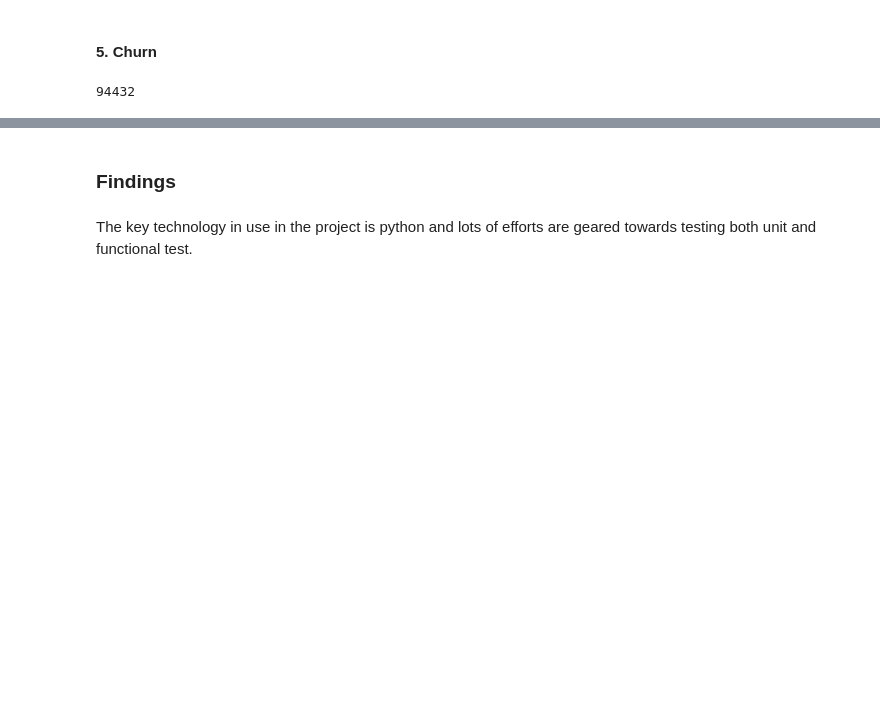
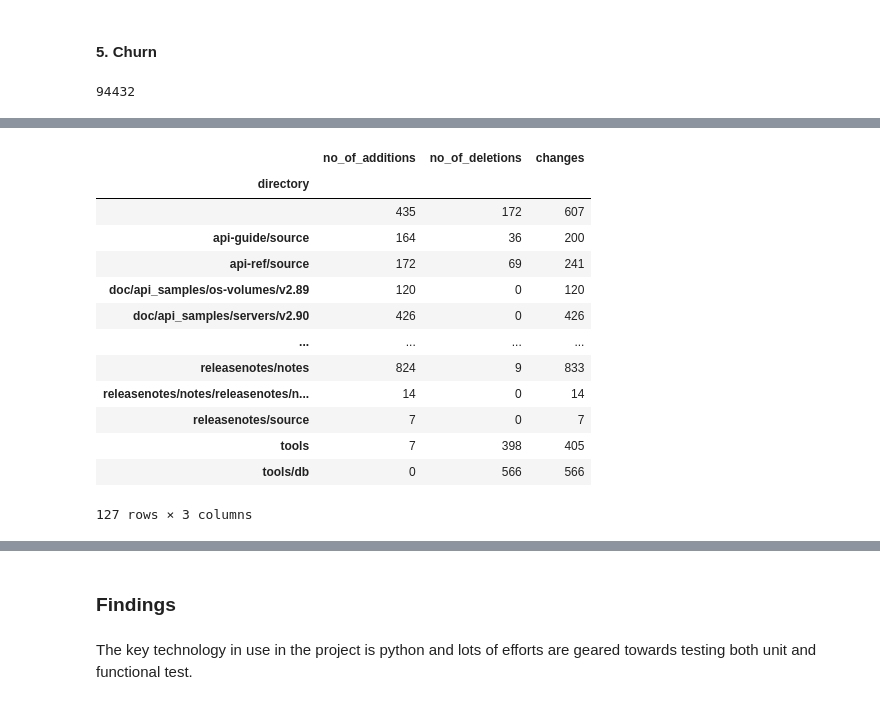
Before and after one commit to TempleOkosun/Mining-OpenStackNova, a Jupyter notebook: Mining OpenStackNova Repo Notebook.ipynb, the cells around one changed output, grey strips where cells are left out. Saved outputs shown, nothing was run; the diff lists cells and outputs as text; code cells hidden in the pictures; blank space fills up the shorter version.

```diff
--- a/Mining OpenStackNova Repo Notebook.ipynb
+++ b/Mining OpenStackNova Repo Notebook.ipynb
@@ -252,0 +277,17 @@ df["changes"].sum()
+# %%
+df.groupby('directory').sum()
+# %% [output]
+|  | no_of_additions | no_of_deletions | changes |
+| directory |  |  |  |
+|  | 435 | 172 | 607 |
+| api-guide/source | 164 | 36 | 200 |
+| api-ref/source | 172 | 69 | 241 |
+| doc/api_samples/os-volumes/v2.89 | 120 | 0 | 120 |
+| doc/api_samples/servers/v2.90 | 426 | 0 | 426 |
+| ... | ... | ... | ... |
+| releasenotes/notes | 824 | 9 | 833 |
+| releasenotes/notes/releasenotes/n... | 14 | 0 | 14 |
+| releasenotes/source | 7 | 0 | 7 |
+| tools | 7 | 398 | 405 |
+| tools/db | 0 | 566 | 566 |
+127 rows × 3 columns
```
Also changed, not shown: parts of 5 cells of this notebook.
